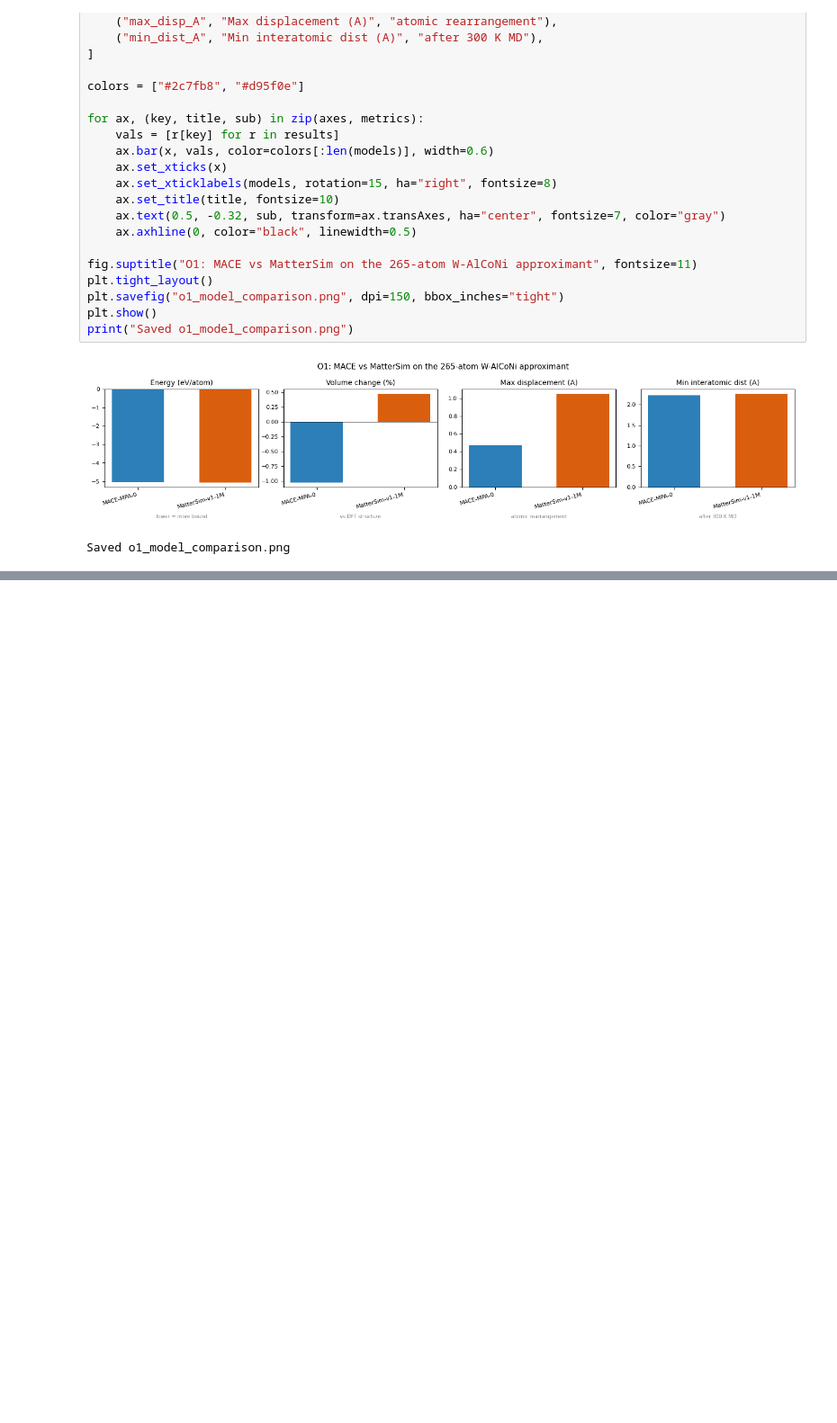
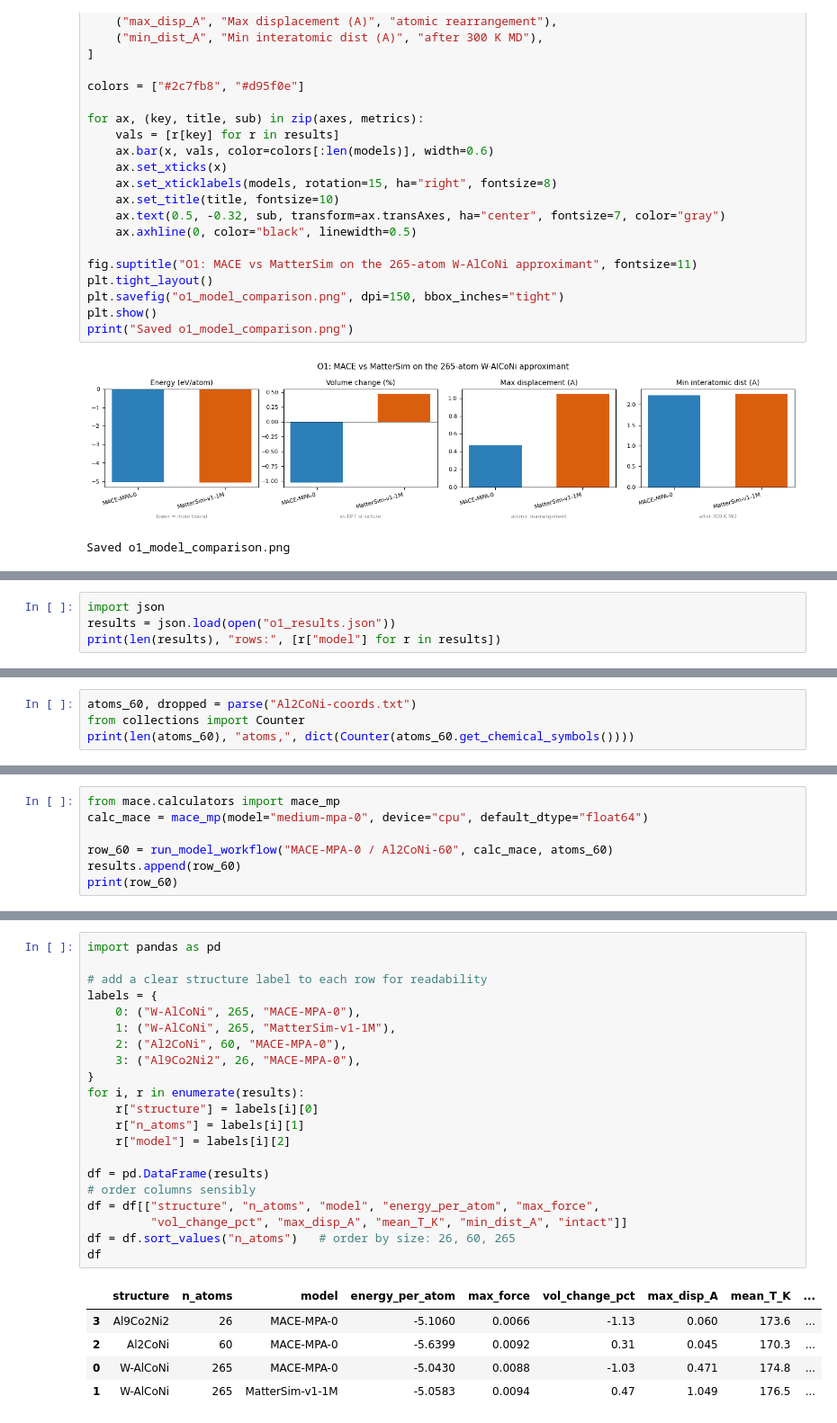
Before and after one commit to contactrameezraja/quasicrystal-mace, a Jupyter notebook: O1_Structure.ipynb, the cells around one changed output, grey strips where cells are left out. Shown at 90% size. Saved outputs shown, nothing was run; the diff lists cells and outputs as text; blank space fills up the shorter version.

```diff
--- a/O1_Structure.ipynb
+++ b/O1_Structure.ipynb
@@ -589,0 +625,4 @@ Saved o1_model_comparison.png
+# %%
+import json
+results = json.load(open("o1_results.json"))
+print(len(results), "rows:", [r["model"] for r in results])
@@ -589,0 +631,4 @@ Saved o1_model_comparison.png
+# %%
+atoms_60, dropped = parse("Al2CoNi-coords.txt")
+from collections import Counter
+print(len(atoms_60), "atoms,", dict(Counter(atoms_60.get_chemical_symbols())))
@@ -589,0 +637,7 @@ Saved o1_model_comparison.png
+# %%
+from mace.calculators import mace_mp
+calc_mace = mace_mp(model="medium-mpa-0", device="cpu", default_dtype="float64")
+
+row_60 = run_model_workflow("MACE-MPA-0 / Al2CoNi-60", calc_mace, atoms_60)
+results.append(row_60)
+print(row_60)
@@ -589,0 +709,27 @@ Saved o1_model_comparison.png
+# %%
+import pandas as pd
+
+# add a clear structure label to each row for readability
+labels = {
+    0: ("W-AlCoNi", 265, "MACE-MPA-0"),
+    1: ("W-AlCoNi", 265, "MatterSim-v1-1M"),
+    2: ("Al2CoNi", 60, "MACE-MPA-0"),
+    3: ("Al9Co2Ni2", 26, "MACE-MPA-0"),
+}
+for i, r in enumerate(results):
+    r["structure"] = labels[i][0]
+    r["n_atoms"] = labels[i][1]
+    r["model"] = labels[i][2]
+
+df = pd.DataFrame(results)
+# order columns sensibly
+df = df[["structure", "n_atoms", "model", "energy_per_atom", "max_force",
+         "vol_change_pct", "max_disp_A", "mean_T_K", "min_dist_A", "intact"]]
+df = df.sort_values("n_atoms")   # order by size: 26, 60, 265
+df
+# %% [output]
+|  | structure | n_atoms | model | energy_per_atom | max_force | vol_change_pct | max_disp_A | mean_T_K | ... |
+| 3 | Al9Co2Ni2 | 26 | MACE-MPA-0 | -5.1060 | 0.0066 | -1.13 | 0.060 | 173.6 | ... |
+| 2 | Al2CoNi | 60 | MACE-MPA-0 | -5.6399 | 0.0092 | 0.31 | 0.045 | 170.3 | ... |
+| 0 | W-AlCoNi | 265 | MACE-MPA-0 | -5.0430 | 0.0088 | -1.03 | 0.471 | 174.8 | ... |
+| 1 | W-AlCoNi | 265 | MatterSim-v1-1M | -5.0583 | 0.0094 | 0.47 | 1.049 | 176.5 | ... |
```
Also changed, not shown: parts of 13 cells of this notebook, 6 other files.
